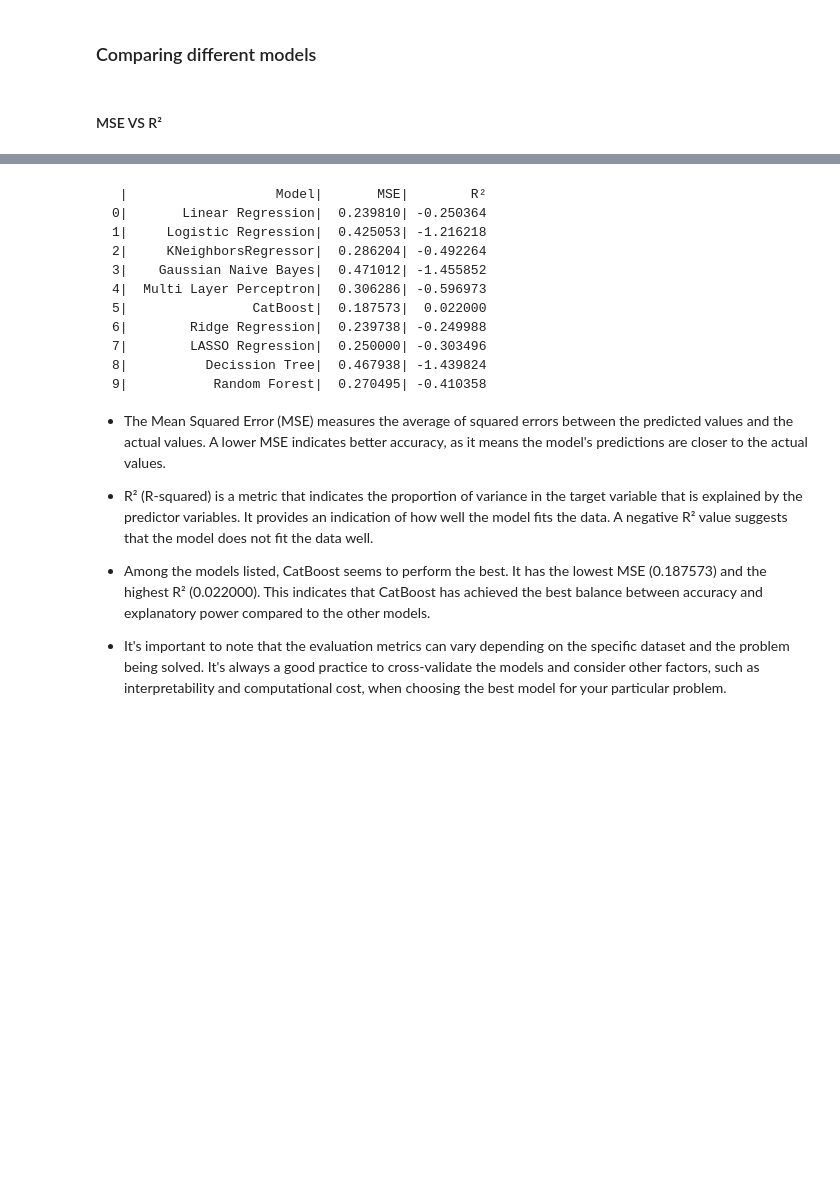
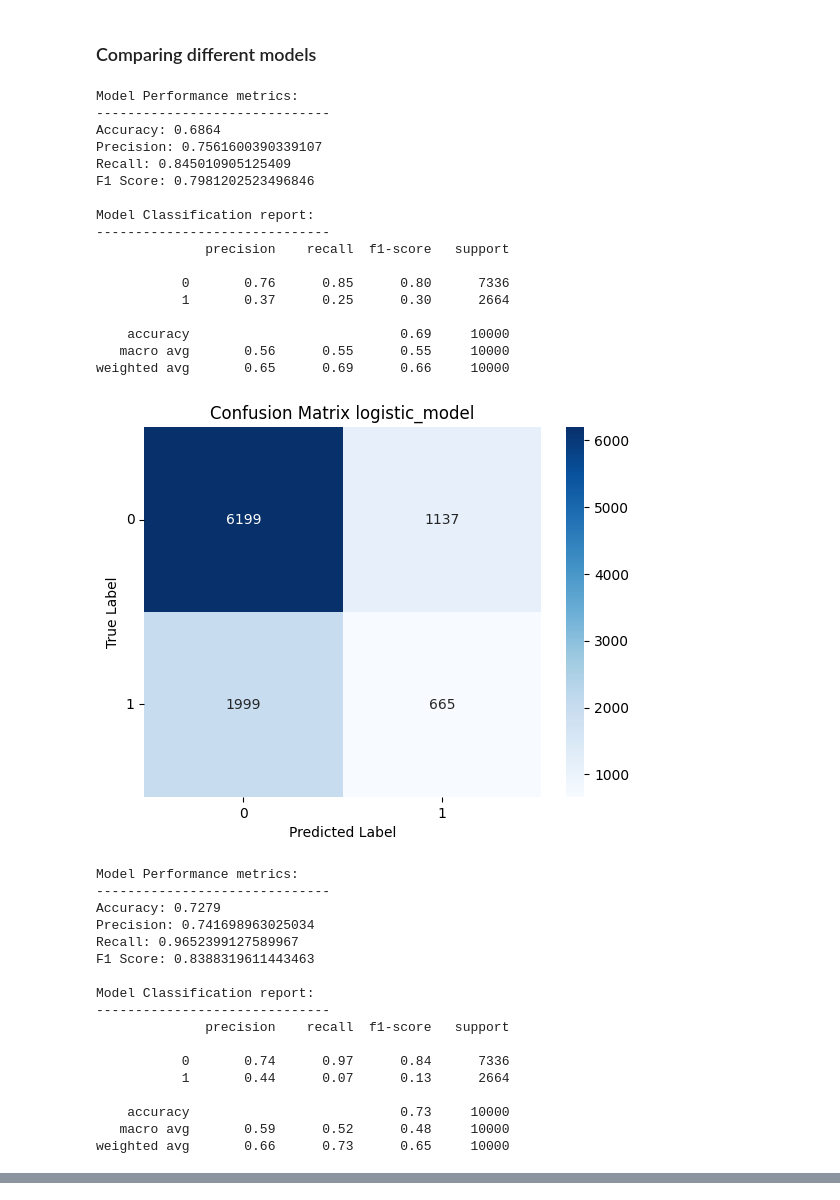
Before and after one commit to tutecode/credit-risk-analysis, a Jupyter notebook: src/notebooks/model.ipynb, the cells around one changed output, grey strips where cells are left out. Drawn from its saved outputs; the diff is of its cells as text; code cells hidden in the pictures; blank space fills up the shorter version.

````diff
--- a/src/notebooks/model.ipynb
+++ b/src/notebooks/model.ipynb
@@ -171,7 +223,42 @@ GridSearchCV(cv=5,
 # %% [markdown]
 ### Comparing different models
-# %% [markdown]
-#### MSE VS R²
 # %%
-# reload(preprocessing)
-# ml_model.basic_models(app_dum)
+reload(preprocessing)
+reload(ml_model)
+ml_model.basic_models(app_dum,save_model=True)
+# %% [output]
+Model Performance metrics:
+------------------------------
+Accuracy: 0.6864
+Precision: 0.7561600390339107
+Recall: 0.845010905125409
+F1 Score: 0.7981202523496846
+
+Model Classification report:
+------------------------------
+              precision    recall  f1-score   support
+
+           0       0.76      0.85      0.80      7336
+           1       0.37      0.25      0.30      2664
+
+    accuracy                           0.69     10000
+   macro avg       0.56      0.55      0.55     10000
+weighted avg       0.65      0.69      0.66     10000
+[figure, added]
+Model Performance metrics:
+------------------------------
+Accuracy: 0.7279
+Precision: 0.741698963025034
+Recall: 0.9652399127589967
+F1 Score: 0.8388319611443463
+
+Model Classification report:
+------------------------------
+              precision    recall  f1-score   support
+
+           0       0.74      0.97      0.84      7336
+           1       0.44      0.07      0.13      2664
+
+    accuracy                           0.73     10000
+   macro avg       0.59      0.52      0.48     10000
+weighted avg       0.66      0.73      0.65     10000
@@ -178,22 +319,0 @@ GridSearchCV(cv=5,
-# %% [markdown]
-```
- |                   Model|       MSE|        R²
-0|       Linear Regression|  0.239810| -0.250364
-1|     Logistic Regression|  0.425053| -1.216218
-2|     KNeighborsRegressor|  0.286204| -0.492264
-3|    Gaussian Naive Bayes|  0.471012| -1.455852
-4|  Multi Layer Perceptron|  0.306286| -0.596973
-5|                CatBoost|  0.187573|  0.022000
-6|        Ridge Regression|  0.239738| -0.249988
-7|        LASSO Regression|  0.250000| -0.303496
-8|          Decission Tree|  0.467938| -1.439824
-9|           Random Forest|  0.270495| -0.410358
-```
-
-- The Mean Squared Error (MSE) measures the average of squared errors between the predicted values and the actual values. A lower MSE indicates better accuracy, as it means the model's predictions are closer to the actual values.
-
-- R² (R-squared) is a metric that indicates the proportion of variance in the target variable that is explained by the predictor variables. It provides an indication of how well the model fits the data. A negative R² value suggests that the model does not fit the data well.
-
-- Among the models listed, CatBoost seems to perform the best. It has the lowest MSE (0.187573) and the highest R² (0.022000). This indicates that CatBoost has achieved the best balance between accuracy and explanatory power compared to the other models.
-
-- It's important to note that the evaluation metrics can vary depending on the specific dataset and the problem being solved. It's always a good practice to cross-validate the models and consider other factors, such as interpretability and computational cost, when choosing the best model for your particular problem.
````
Also changed, not shown: parts of 8 cells of this notebook, 8 other files.
